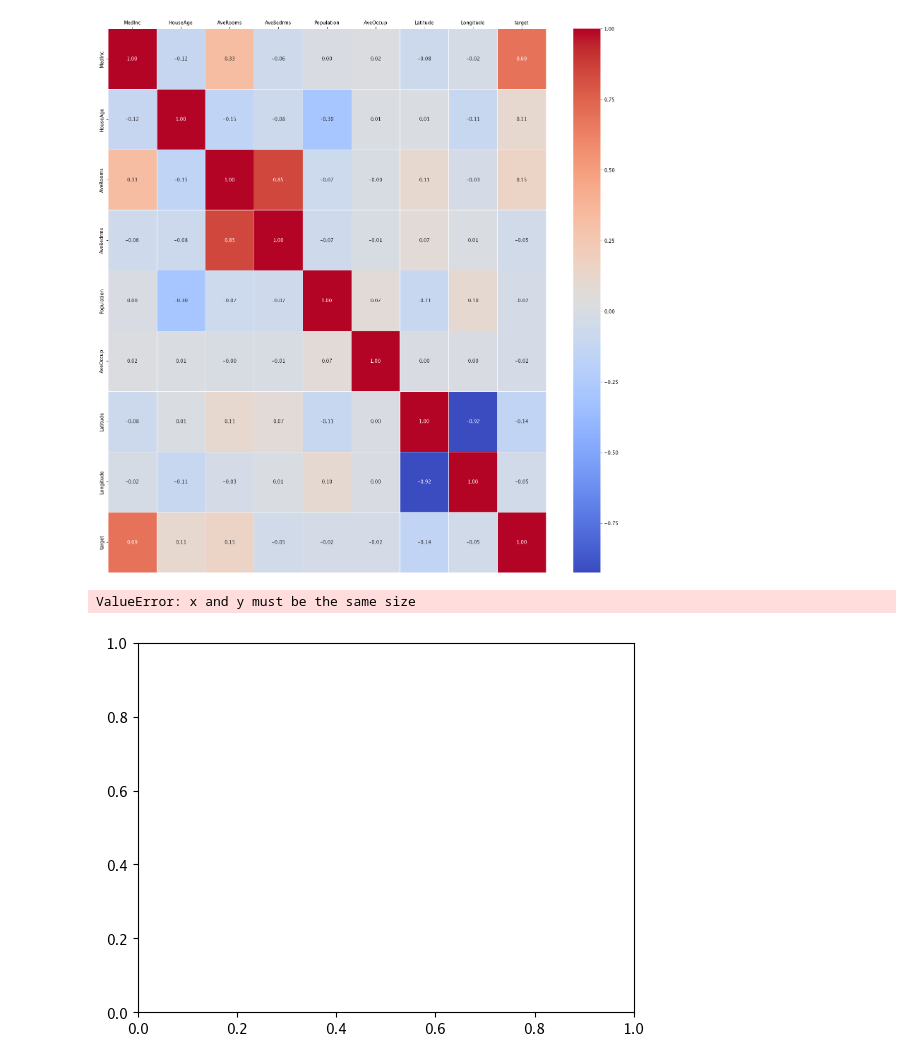
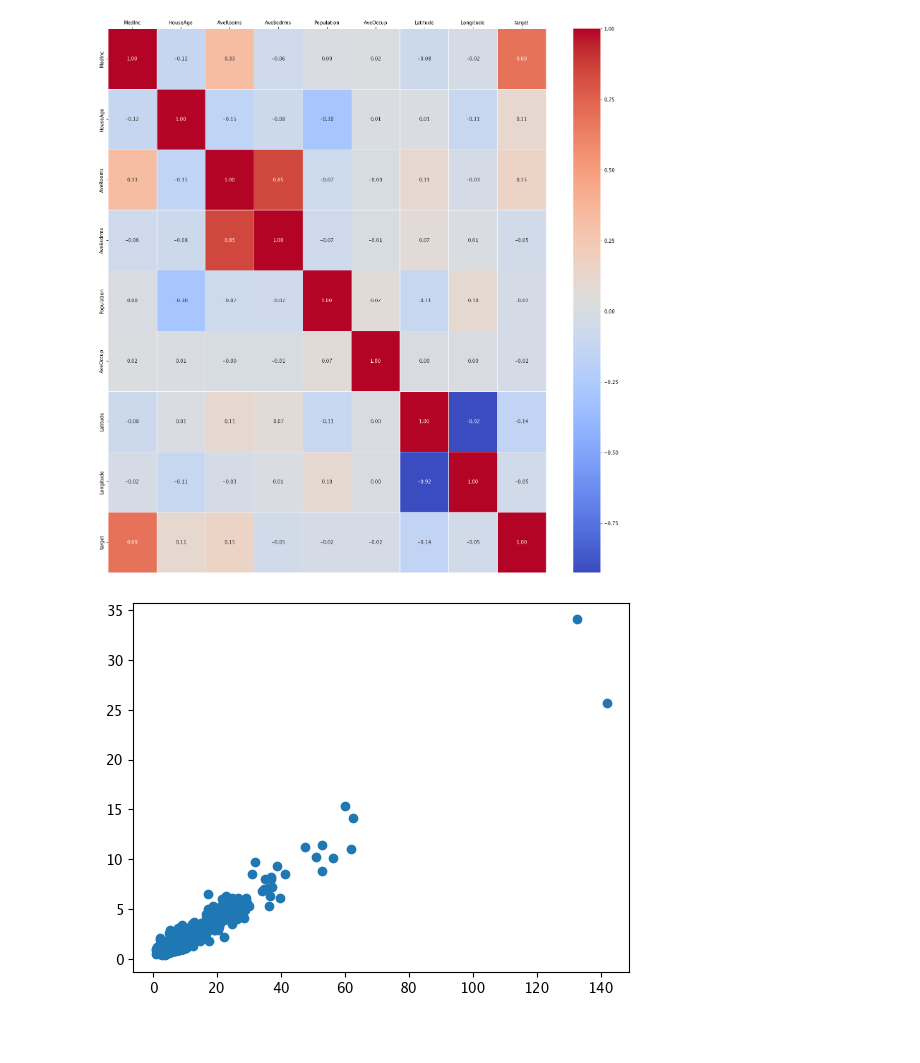
Before and after one commit to 1030Tim/MachineLearning, a Jupyter notebook: project/練習/pro.ipynb, the cells around one changed output. Saved outputs shown, nothing was run; the diff lists cells and outputs as text; code cells hidden in the pictures; blank space fills up the shorter version.

```diff
--- a/project/練習/pro.ipynb
+++ b/project/練習/pro.ipynb
@@ -52,12 +52,11 @@ plt.show()
 # %% [output]
 [figure]
 # %%
-df = df.head(300)
-x = df[["AveRooms","AveBedrms"]]
+
+x = df["AveRooms"]
 y = df["AveBedrms"]
 z = df["target"]
-plt.scatter(x,z)
+plt.scatter(x,y)
 plt.show()
 # %% [output]
-ValueError: x and y must be the same size
-[figure, old version]
+[figure, new version]
```
Also changed, not shown: parts of 4 cells of this notebook, 16 other files.
